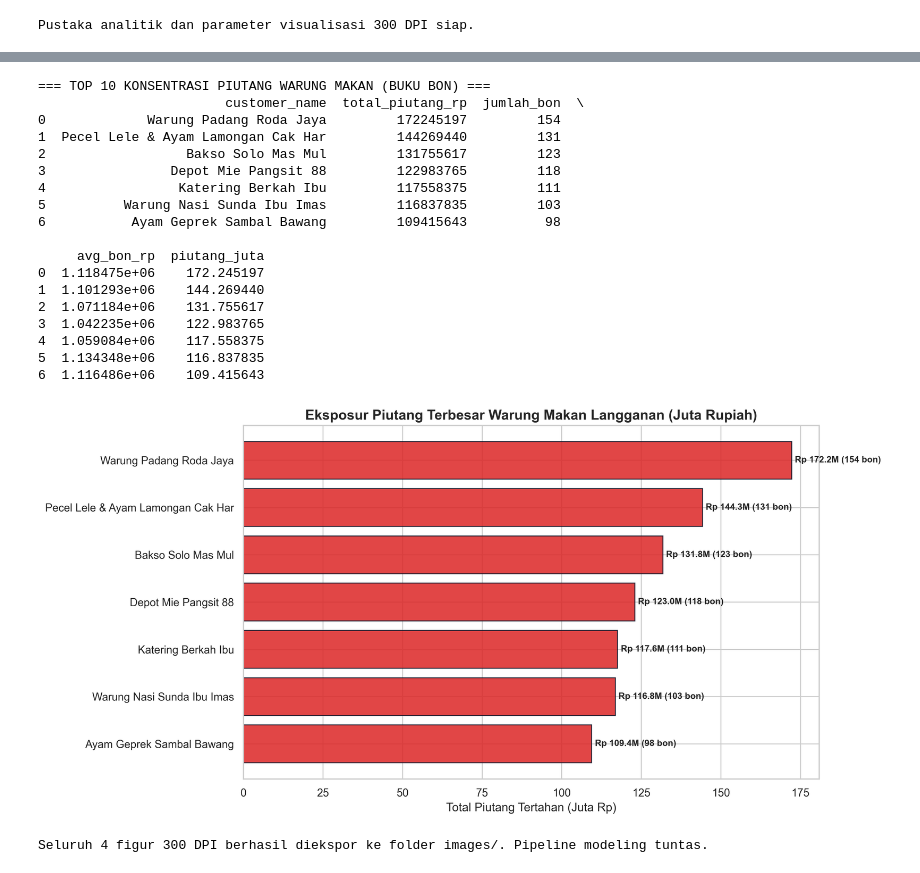
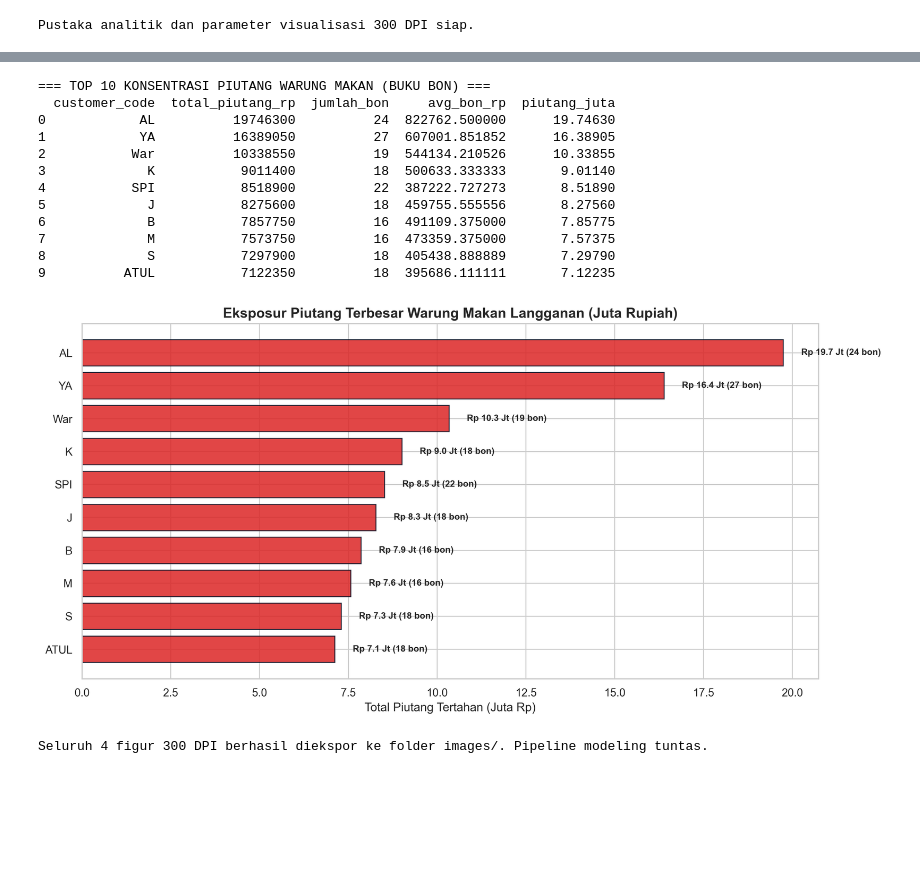
Before and after one commit to izamrosiawan/poultry-track, a Jupyter notebook: notebook.ipynb, the cells around one changed output, grey strips where cells are left out. Drawn from its saved outputs; the diff is of its cells as text; code cells hidden in the pictures; blank space fills up the shorter version.

Commit message:
feat(notebook): align visual analytics with authentic party codes and re-execute pipeline

```diff
--- a/notebook.ipynb
+++ b/notebook.ipynb
@@ -168,49 +168,43 @@ One-way ANOVA: F-Statistic = 9217.4554, p-value = 0.0000e+00
 # %%
 unpaid_df = df[df['payment_status'] == 'Belum Lunas']
-customer_debt = unpaid_df.groupby('customer_name').agg(
+customer_debt = unpaid_df.groupby('customer_code').agg(
     total_piutang_rp=('revenue_rp', 'sum'),
     jumlah_bon=('transaction_id', 'count'),
     avg_bon_rp=('revenue_rp', 'mean')
 ).sort_values(by='total_piutang_rp', ascending=False).reset_index()
 
 customer_debt['piutang_juta'] = customer_debt['total_piutang_rp'] / 1e6
 print('=== TOP 10 KONSENTRASI PIUTANG WARUNG MAKAN (BUKU BON) ===')
 print(customer_debt.head(10))
 
 plt.figure(figsize=(12, 6))
 top_debt = customer_debt.head(10)
 y_pos = np.arange(len(top_debt))
 plt.barh(y_pos, top_debt['piutang_juta'], color='#dc2626', alpha=0.85, edgecolor='#0f172a')
-plt.yticks(y_pos, top_debt['customer_name'])
+plt.yticks(y_pos, top_debt['customer_code'])
 plt.gca().invert_yaxis()
 plt.title('Eksposur Piutang Terbesar Warung Makan Langganan (Juta Rupiah)', fontsize=14, fontweight='bold')
 plt.xlabel('Total Piutang Tertahan (Juta Rp)')
 for i, v in enumerate(top_debt['piutang_juta']):
     bon_cnt = top_debt.loc[i, 'jumlah_bon']
     plt.text(v + 0.5, i, f'Rp {v:.1f} Jt ({bon_cnt} bon)', va='center', fontsize=9, fontweight='bold')
 plt.tight_layout()
 plt.savefig('images/receivables_aging_summary.png', dpi=300, bbox_inches='tight')
 plt.show()
 
 print('Seluruh 4 figur 300 DPI berhasil diekspor ke folder images/. Pipeline modeling tuntas.')
 # %% [output]
 === TOP 10 KONSENTRASI PIUTANG WARUNG MAKAN (BUKU BON) ===
-                        customer_name  total_piutang_rp  jumlah_bon  \
-0             Warung Padang Roda Jaya         172245197         154
-1  Pecel Lele & Ayam Lamongan Cak Har         144269440         131
-2                  Bakso Solo Mas Mul         131755617         123
-3                Depot Mie Pangsit 88         122983765         118
-4                 Katering Berkah Ibu         117558375         111
-5          Warung Nasi Sunda Ibu Imas         116837835         103
-6           Ayam Geprek Sambal Bawang         109415643          98
-
-     avg_bon_rp  piutang_juta
-0  1.118475e+06    172.245197
-1  1.101293e+06    144.269440
-2  1.071184e+06    131.755617
-3  1.042235e+06    122.983765
-4  1.059084e+06    117.558375
-5  1.134348e+06    116.837835
-6  1.116486e+06    109.415643
+  customer_code  total_piutang_rp  jumlah_bon     avg_bon_rp  piutang_juta
+0            AL          19746300          24  822762.500000      19.74630
+1            YA          16389050          27  607001.851852      16.38905
+2           War          10338550          19  544134.210526      10.33855
+3             K           9011400          18  500633.333333       9.01140
+4           SPI           8518900          22  387222.727273       8.51890
+5             J           8275600          18  459755.555556       8.27560
+6             B           7857750          16  491109.375000       7.85775
+7             M           7573750          16  473359.375000       7.57375
+8             S           7297900          18  405438.888889       7.29790
+9          ATUL           7122350          18  395686.111111       7.12235
-[figure, old version]
+[figure, new version]
 Seluruh 4 figur 300 DPI berhasil diekspor ke folder images/. Pipeline modeling tuntas.
```
Also changed, not shown: parts of 3 cells of this notebook, 3 other files.
